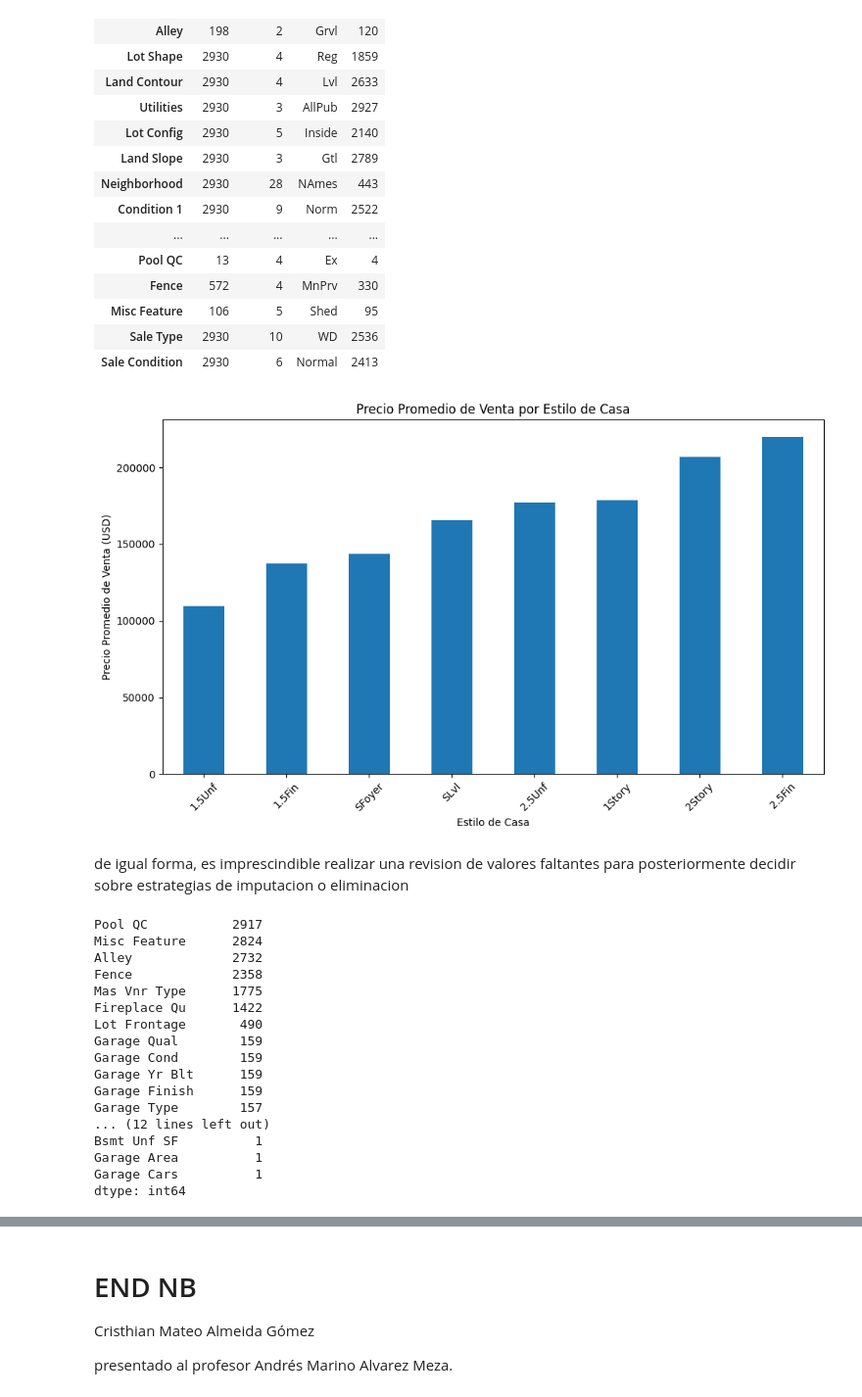
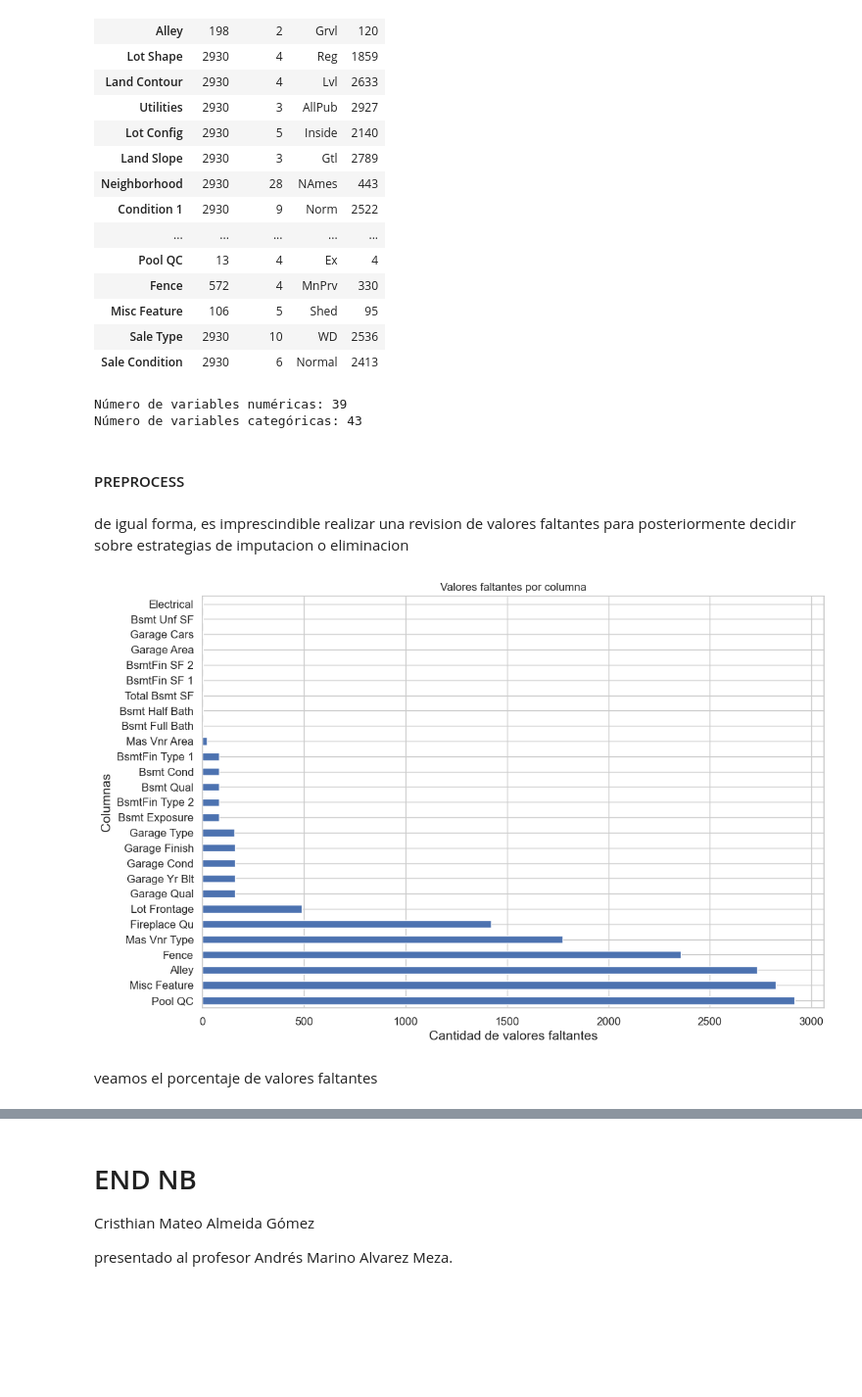
Before and after one commit to Macreat/tAM-MLt, a Jupyter notebook: DevelopTamEnv/content/P1/basis.ipynb, the cells around one changed output, grey strips where cells are left out. Shown: that part at 98% size. Saved outputs shown, nothing was run; the diff lists cells and outputs as text; code cells hidden in the pictures; blank space fills up the shorter version.

```diff
--- a/DevelopTamEnv/content/P1/basis.ipynb
+++ b/DevelopTamEnv/content/P1/basis.ipynb
@@ -334,41 +393,30 @@ Estadísticas descriptivas para variables categóricas:
 | Misc Feature | 106 | 5 | Shed | 95 |
 | Sale Type | 2930 | 10 | WD | 2536 |
 | Sale Condition | 2930 | 6 | Normal | 2413 |
-# %%
-#plotting the distribution of salePrice against the house style
-
-housingDF.groupby('House Style')['SalePrice'].mean().sort_values().plot(kind='bar', figsize=(10,6))
-
-plt.title('Precio Promedio de Venta por Estilo de Casa')
-plt.xlabel('Estilo de Casa')
-plt.ylabel('Precio Promedio de Venta (USD)')
-plt.xticks(rotation=45)
-plt.tight_layout()
-plt.show()
-# %% [output]
-[figure, removed]
+# %%
+numericalFeatures = housingDF.select_dtypes(include=[np.number]).columns.tolist()
+categoricalFeatures = housingDF.select_dtypes(include=['object']).columns.tolist()
+print(f"\nNúmero de variables numéricas: {len(numericalFeatures)}")
+print(f"Número de variables categóricas: {len(categoricalFeatures)}")
+# %% [output]
+Número de variables numéricas: 39
+Número de variables categóricas: 43
+# %% [markdown]
+#### PREPROCESS
 # %% [markdown]
 de igual forma, es imprescindible realizar una revision de valores faltantes para
 posteriormente decidir sobre estrategias de imputacion o eliminacion
-# %%
-missing_values = housingDF.isnull().sum()
-missing_values = missing_values[missing_values > 0].sort_values(ascending=False)
-missing_values
-# %% [output]
-Pool QC           2917
-Misc Feature      2824
-Alley             2732
-Fence             2358
-Mas Vnr Type      1775
-Fireplace Qu      1422
-Lot Frontage       490
-Garage Qual        159
-Garage Cond        159
-Garage Yr Blt      159
-Garage Finish      159
-Garage Type        157
-... (12 lines left out)
-Bsmt Unf SF          1
-Garage Area          1
-Garage Cars          1
-dtype: int64
+# %%
+missingValues = housingDF.isnull().sum().sort_values(ascending=False)
+missingValues = missingValues[missingValues > 0]
+
+plt.figure(figsize=(12, 8))
+missingValues.plot.barh()
+plt.title('Valores faltantes por columna')
+plt.xlabel('Cantidad de valores faltantes')
+plt.ylabel('Columnas')
+plt.show()
+# %% [output]
+[figure, added]
+# %% [markdown]
+veamos el porcentaje de valores faltantes
```
Also changed, not shown: parts of 16 cells of this notebook, 2 other files.
